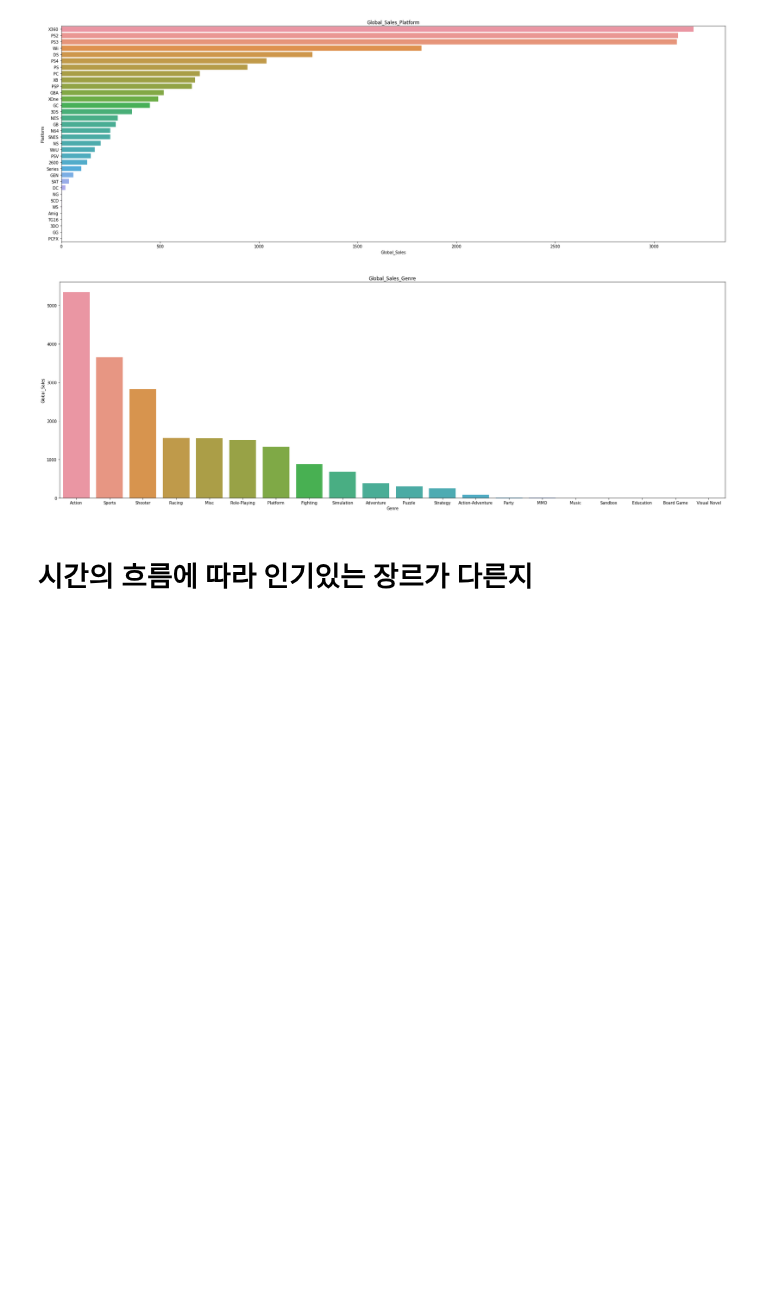
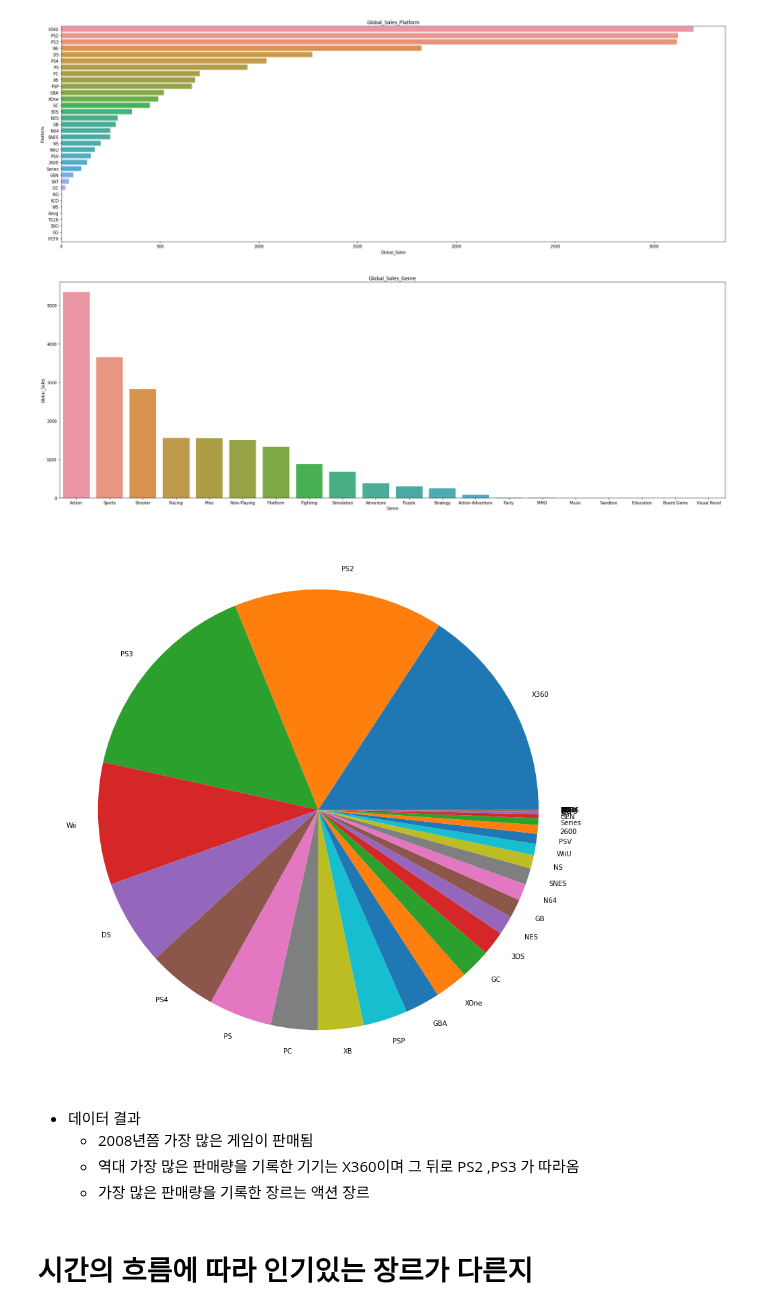
Before and after one commit to Georgia-MAX-holic/Footprints, a Jupyter notebook: PJ/game_sale/New/Game_Sales.ipynb, the cells around one changed output. Saved outputs shown, nothing was run; the diff lists cells and outputs as text; code cells hidden in the pictures; blank space fills up the shorter version.

```diff
--- a/PJ/game_sale/New/Game_Sales.ipynb
+++ b/PJ/game_sale/New/Game_Sales.ipynb
@@ -39,3 +35,15 @@ Requirement already satisfied: joblib>=0.11 in /usr/local/lib/python3.8/dist-pac
 Drive already mounted at /content/drive; to attempt to forcibly remount, call drive.mount("/content/drive", force_remount=True).
+# %%
+def SNS_BAR_PLOT(X, Y ,TITLE, DATA):
+  plt.figure(figsize=(30,10))
+  graph = sns.barplot(x=X, y=Y, data=DATA).set_title(TITLE)
+  return graph
+
+def circle_graph(X,Y):
+   labels = X
+   values = Y
+
+   plt.pie(values, labels=labels)
+   plt.show()
 # %% [markdown]
 # 가장 많이 팔린 게임들
@@ -128,6 +141,15 @@ Text(0.5, 1.0, 'Global_Sales_Genre')
 [figure]
 [figure]
 [figure]
+# %%
+circle_graph(df_Platform["Platform"], df_Platform["Global_Sales"])
+# %% [output]
+[figure, added]
+# %% [markdown]
+- 데이터 결과
+   - 2008년쯤 가장 많은 게임이 판매됨
+   - 역대 가장 많은 판매량을 기록한 기기는 X360이며 그 뒤로 PS2 ,PS3 가 따라옴
+   - 가장 많은 판매량을 기록한 장르는 액션 장르
 # %% [markdown]
 # 시간의 흐름에 따라 인기있는 장르가 다른지
 # %% [markdown]
```
Also changed, not shown: parts of 18 cells of this notebook.
